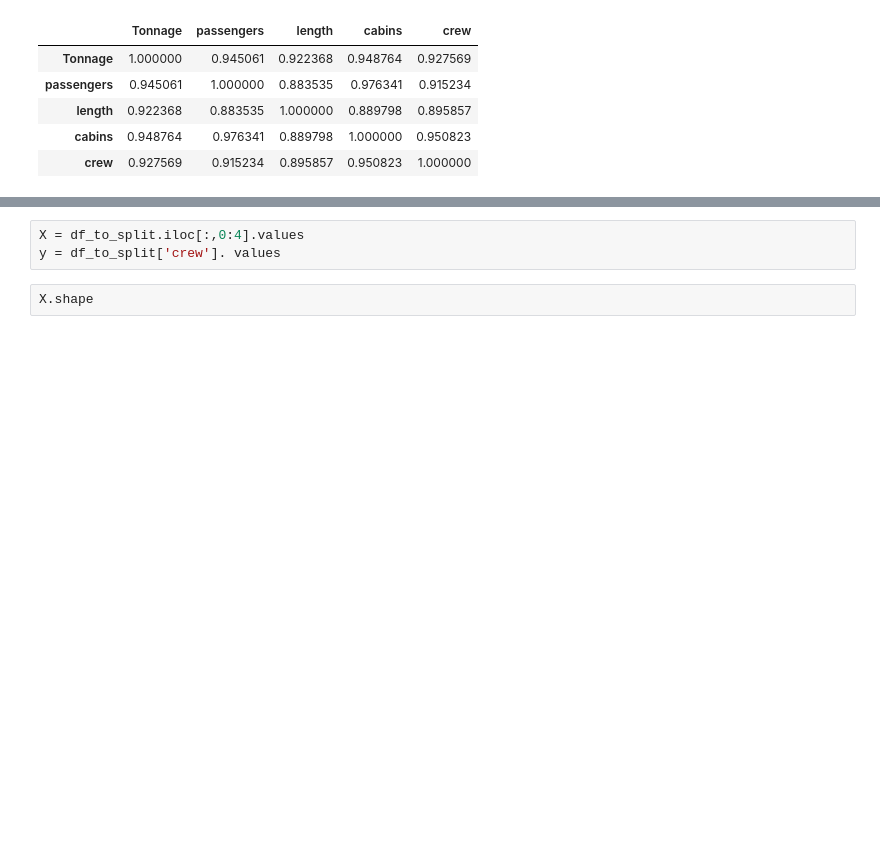
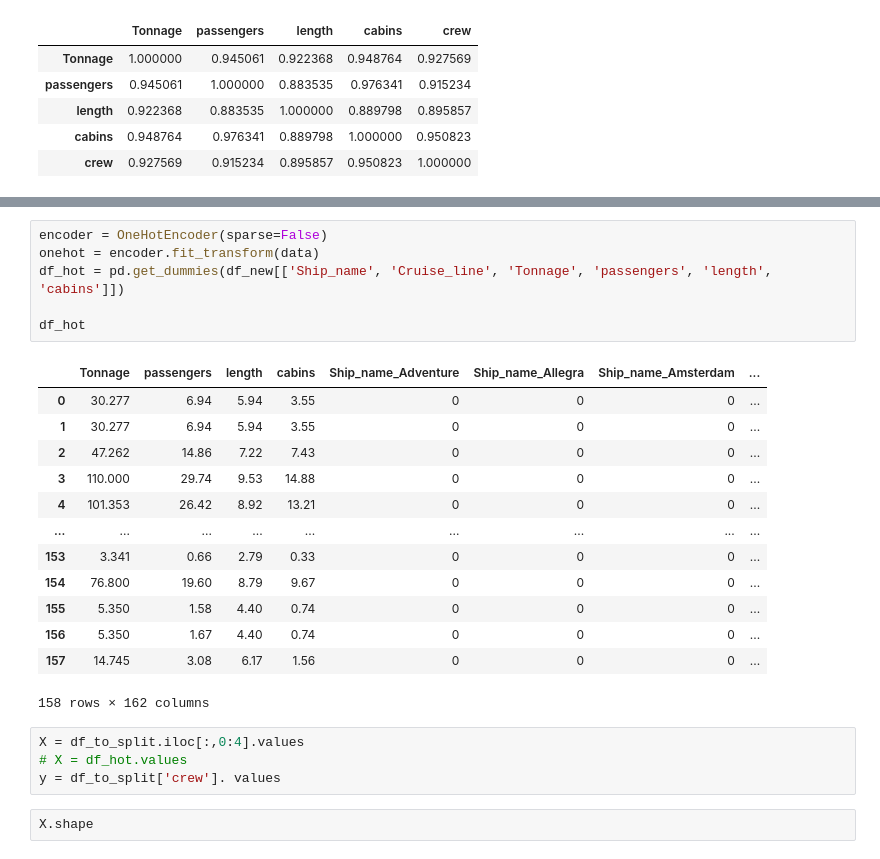
Before and after one commit to wizardcalidad/nano_ml_task, a Jupyter notebook: nano_ml_task.ipynb, the cells around one changed output, grey strips where cells are left out. Cells and saved outputs as stored; diff of their text form; blank space fills up the shorter version.

```diff
--- a/nano_ml_task.ipynb
+++ b/nano_ml_task.ipynb
@@ -309,5 +320,26 @@ df_to_split.corr()
+# %%
+encoder = OneHotEncoder(sparse=False)
+onehot = encoder.fit_transform(data)
+df_hot = pd.get_dummies(df_new[['Ship_name', 'Cruise_line', 'Tonnage', 'passengers', 'length', 'cabins']])
+
+df_hot
+# %% [output]
+|  | Tonnage | passengers | length | cabins | Ship_name_Adventure | Ship_name_Allegra | Ship_name_Amsterdam | ... |
+| 0 | 30.277 | 6.94 | 5.94 | 3.55 | 0 | 0 | 0 | ... |
+| 1 | 30.277 | 6.94 | 5.94 | 3.55 | 0 | 0 | 0 | ... |
+| 2 | 47.262 | 14.86 | 7.22 | 7.43 | 0 | 0 | 0 | ... |
+| 3 | 110.000 | 29.74 | 9.53 | 14.88 | 0 | 0 | 0 | ... |
+| 4 | 101.353 | 26.42 | 8.92 | 13.21 | 0 | 0 | 0 | ... |
+| ... | ... | ... | ... | ... | ... | ... | ... | ... |
+| 153 | 3.341 | 0.66 | 2.79 | 0.33 | 0 | 0 | 0 | ... |
+| 154 | 76.800 | 19.60 | 8.79 | 9.67 | 0 | 0 | 0 | ... |
+| 155 | 5.350 | 1.58 | 4.40 | 0.74 | 0 | 0 | 0 | ... |
+| 156 | 5.350 | 1.67 | 4.40 | 0.74 | 0 | 0 | 0 | ... |
+| 157 | 14.745 | 3.08 | 6.17 | 1.56 | 0 | 0 | 0 | ... |
+158 rows × 162 columns
 # %%
 X = df_to_split.iloc[:,0:4].values
+# X = df_hot.values
 y = df_to_split['crew']. values
 # %%
 X.shape
```
Also changed, not shown: parts of 10 cells of this notebook.
